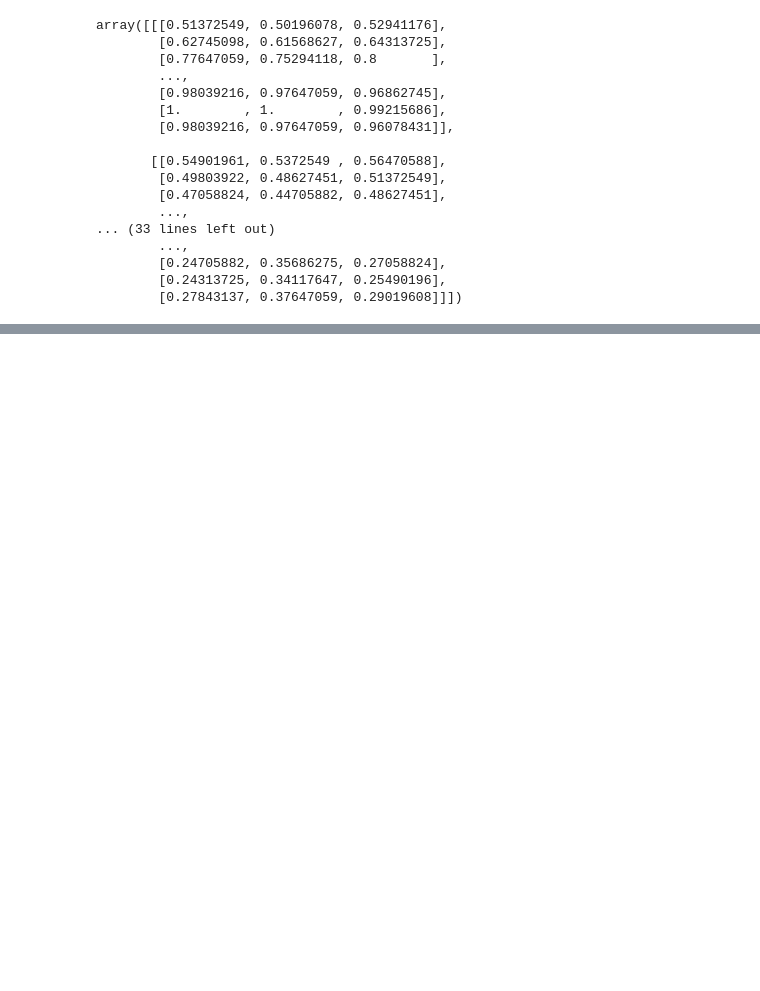
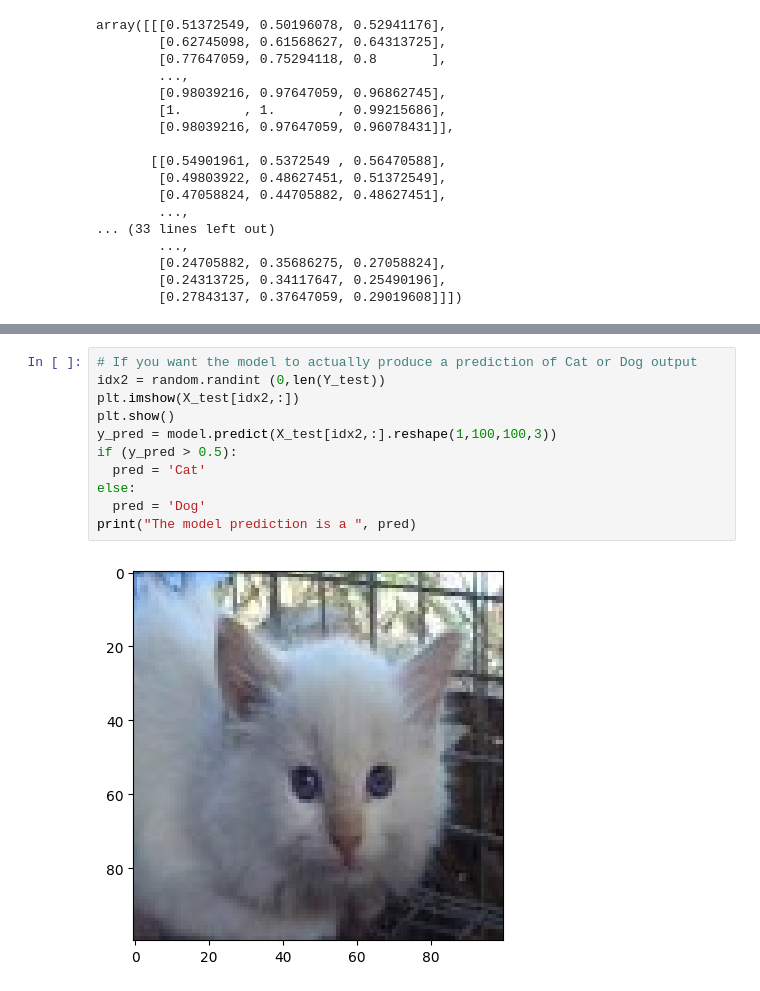
Before and after one commit to Lasal0425/Machine-Learning-Tutorials, a Jupyter notebook: Tute10.ipynb, the cells around one changed output, grey strips where cells are left out. Cells and saved outputs as stored; diff of their text form; blank space fills up the shorter version.

```diff
--- a/Tute10.ipynb
+++ b/Tute10.ipynb
@@ -115,0 +171,13 @@ plt.imshow(X_train[idx,:])
+# %%
+# If you want the model to actually produce a prediction of Cat or Dog output
+idx2 = random.randint (0,len(Y_test))
+plt.imshow(X_test[idx2,:])
+plt.show()
+y_pred = model.predict(X_test[idx2,:].reshape(1,100,100,3))
+if (y_pred > 0.5):
+  pred = 'Cat'
+else:
+  pred = 'Dog'
+print("The model prediction is a ", pred)
+# %% [output]
+[figure, added]
```
Also changed, not shown: parts of 11 cells of this notebook.
